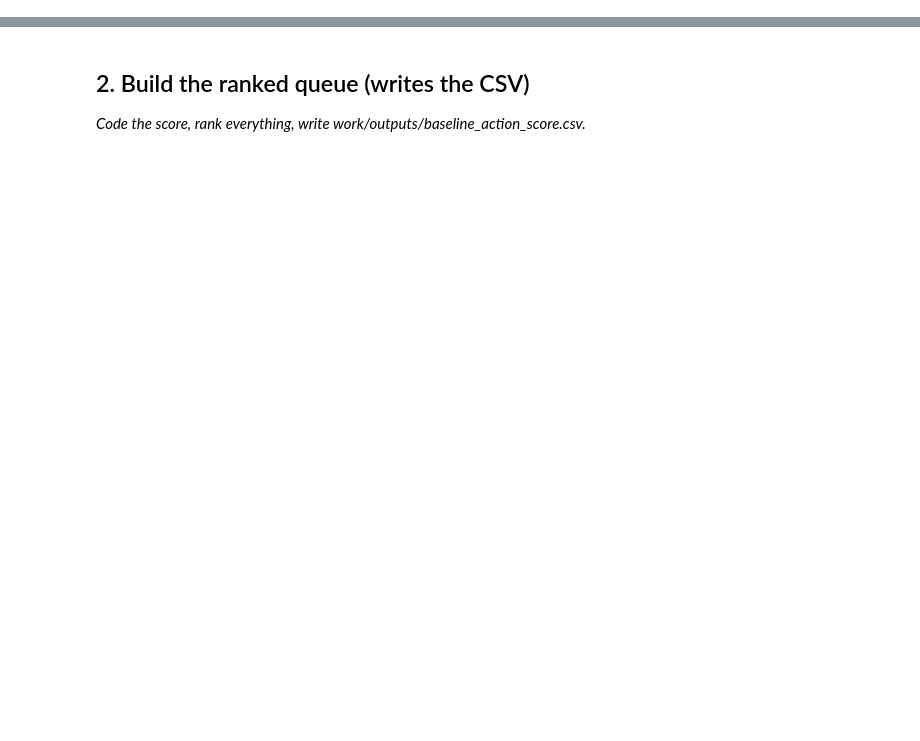
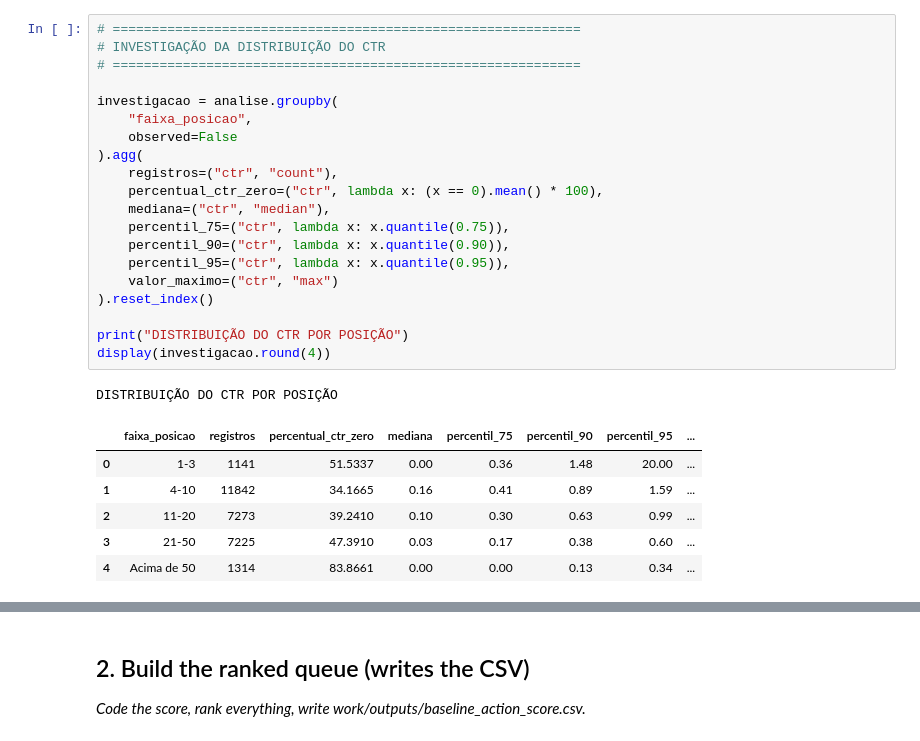
Before and after one commit to Maison-ux/flyrank-assignament1-internship, a Jupyter notebook: work/notebooks/w04_baseline_score.ipynb, the cells around one changed output, grey strips where cells are left out. Drawn from its saved outputs; the diff is of its cells as text; blank space fills up the shorter version.

```diff
--- a/work/notebooks/w04_baseline_score.ipynb
+++ b/work/notebooks/w04_baseline_score.ipynb
@@ -15,0 +229,28 @@ This skeleton is yours to fill. Work the sections **in order** — each one has
+# %%
+# ============================================================
+# INVESTIGAÇÃO DA DISTRIBUIÇÃO DO CTR
+# ============================================================
+
+investigacao = analise.groupby(
+    "faixa_posicao",
+    observed=False
+).agg(
+    registros=("ctr", "count"),
+    percentual_ctr_zero=("ctr", lambda x: (x == 0).mean() * 100),
+    mediana=("ctr", "median"),
+    percentil_75=("ctr", lambda x: x.quantile(0.75)),
+    percentil_90=("ctr", lambda x: x.quantile(0.90)),
+    percentil_95=("ctr", lambda x: x.quantile(0.95)),
+    valor_maximo=("ctr", "max")
+).reset_index()
+
+print("DISTRIBUIÇÃO DO CTR POR POSIÇÃO")
+display(investigacao.round(4))
+# %% [output]
+DISTRIBUIÇÃO DO CTR POR POSIÇÃO
+|  | faixa_posicao | registros | percentual_ctr_zero | mediana | percentil_75 | percentil_90 | percentil_95 | ... |
+| 0 | 1-3 | 1141 | 51.5337 | 0.00 | 0.36 | 1.48 | 20.00 | ... |
+| 1 | 4-10 | 11842 | 34.1665 | 0.16 | 0.41 | 0.89 | 1.59 | ... |
+| 2 | 11-20 | 7273 | 39.2410 | 0.10 | 0.30 | 0.63 | 0.99 | ... |
+| 3 | 21-50 | 7225 | 47.3910 | 0.03 | 0.17 | 0.38 | 0.60 | ... |
+| 4 | Acima de 50 | 1314 | 83.8661 | 0.00 | 0.00 | 0.13 | 0.34 | ... |
```
Also changed, not shown: parts of 30 cells of this notebook.
